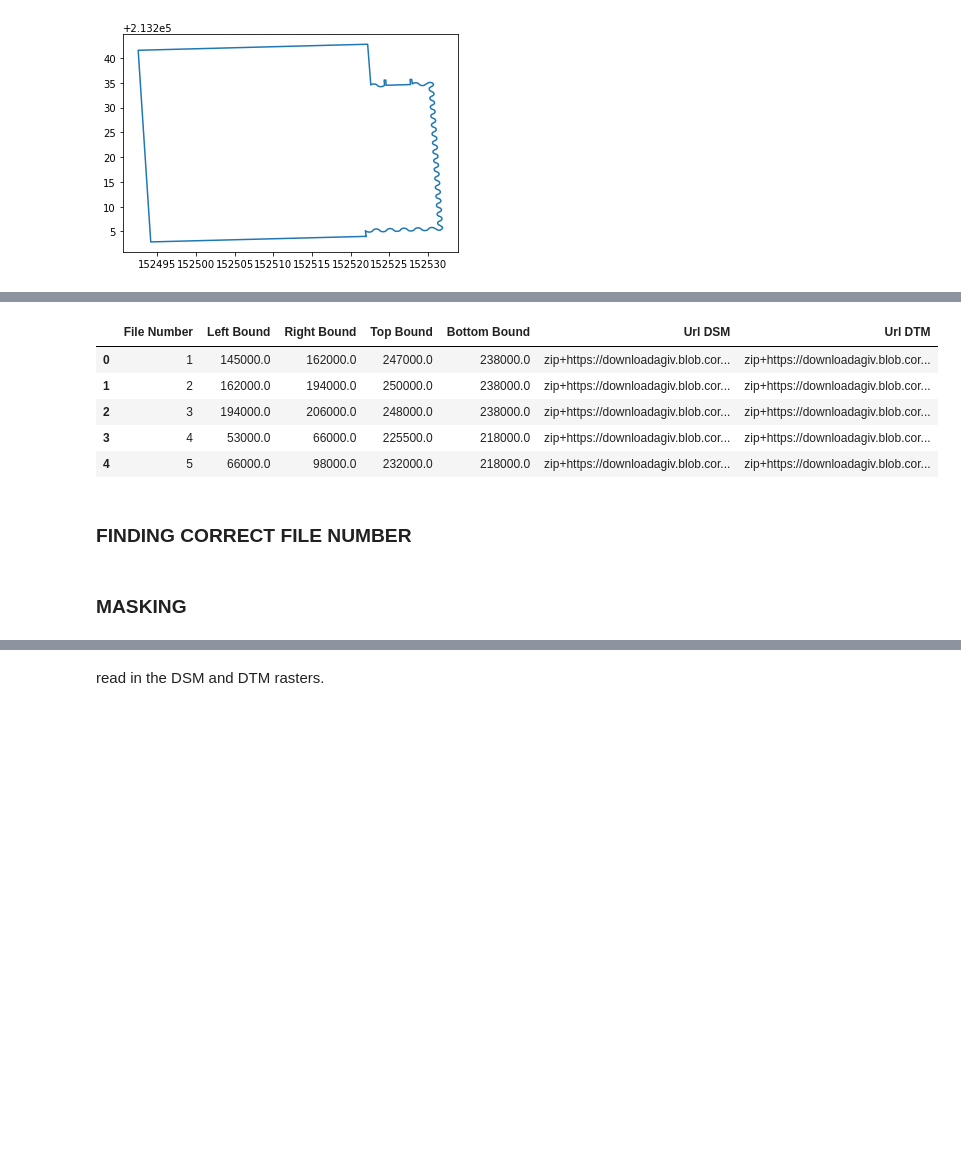
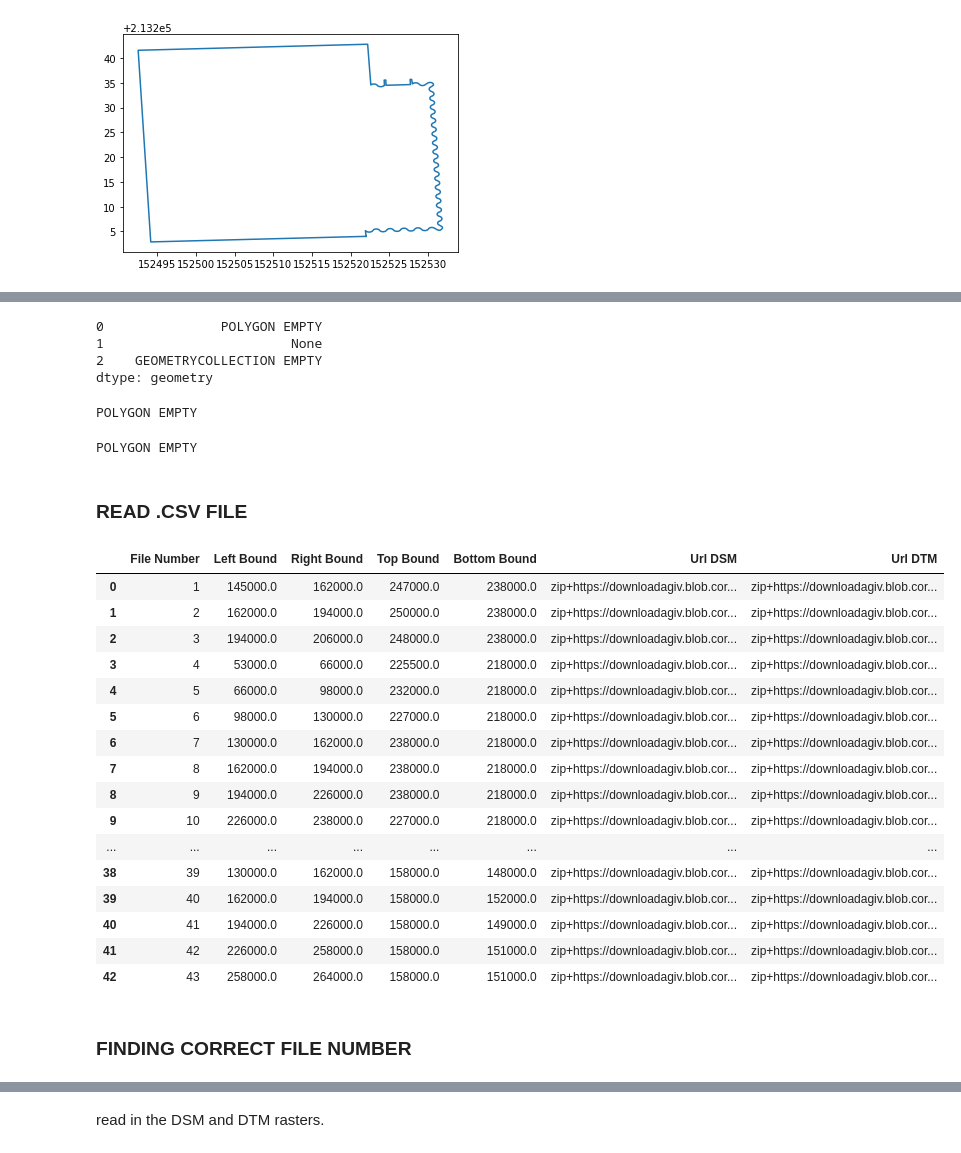
Before and after one commit to yusufakcakaya/3D-House-Project, a Jupyter notebook: 3D_HOUSE.ipynb, the cells around one changed output, grey strips where cells are left out. Drawn from its saved outputs; the diff is of its cells as text; code cells hidden in the pictures; blank space fills up the shorter version.

```diff
--- a/3D_HOUSE.ipynb
+++ b/3D_HOUSE.ipynb
@@ -179,12 +235,63 @@ plt.show()
+# %%
+from shapely.geometry import Polygon
+
+s = geopandas.GeoSeries([Polygon([(0, 0), (1, 1), (0, 1)]), None, Polygon([])])
+s
+# %% [output]
+0               POLYGON EMPTY
+1                        None
+2    GEOMETRYCOLLECTION EMPTY
+dtype: geometry
+# %%
+polygon_geo = Polygon(zip(x,y))
+polygon = geopandas.GeoDataFrame(index=[0], geometry=[polygon_geo])
+
+print(polygon_geometry)
+# %% [output]
+POLYGON EMPTY
+# %%
+import shapely.geometry as geo
+
+uu = [[154903.46516664326, 238441.10026341677],
+ [154900.6807826385, 238447.15248742327],
+ [154894.67809463292, 238444.41315941885],
+ [154896.5193746388, 238440.5250314176],
+ [154891.68059063703, 238438.12477541715],
+ [154890.47316662967, 238440.83760741726],
+ [154883.6819986254, 238437.6483594142],
+ [154888.88417463005, 238426.53219940886],
+ [154899.87745463848, 238431.69239141047],
+ [154901.75675064325, 238427.712615408],
+ [154907.2643346414, 238430.41623140872],
+ [154904.82683064044, 238435.2454154119],
+ [154906.65595064312, 238436.14640741423],
+ [154904.11771064252, 238441.41667941958],
+ [154903.46516664326, 238441.10026341677]]
+p = geo.Polygon(uu)
+
+print(p)
+# %% [output]
+POLYGON EMPTY
+# %% [markdown]
+### READ .CSV FILE
 # %%
 df = pd.read_csv('list_of_bounds.csv')
-df.head()
+df
 # %% [output]
 |  | File Number | Left Bound | Right Bound | Top Bound | Bottom Bound | Url DSM | Url DTM |
 | 0 | 1 | 145000.0 | 162000.0 | 247000.0 | 238000.0 | zip+https://downloadagiv.blob.cor... | zip+https://downloadagiv.blob.cor... |
 | 1 | 2 | 162000.0 | 194000.0 | 250000.0 | 238000.0 | zip+https://downloadagiv.blob.cor... | zip+https://downloadagiv.blob.cor... |
 | 2 | 3 | 194000.0 | 206000.0 | 248000.0 | 238000.0 | zip+https://downloadagiv.blob.cor... | zip+https://downloadagiv.blob.cor... |
 | 3 | 4 | 53000.0 | 66000.0 | 225500.0 | 218000.0 | zip+https://downloadagiv.blob.cor... | zip+https://downloadagiv.blob.cor... |
 | 4 | 5 | 66000.0 | 98000.0 | 232000.0 | 218000.0 | zip+https://downloadagiv.blob.cor... | zip+https://downloadagiv.blob.cor... |
+| 5 | 6 | 98000.0 | 130000.0 | 227000.0 | 218000.0 | zip+https://downloadagiv.blob.cor... | zip+https://downloadagiv.blob.cor... |
+| 6 | 7 | 130000.0 | 162000.0 | 238000.0 | 218000.0 | zip+https://downloadagiv.blob.cor... | zip+https://downloadagiv.blob.cor... |
+| 7 | 8 | 162000.0 | 194000.0 | 238000.0 | 218000.0 | zip+https://downloadagiv.blob.cor... | zip+https://downloadagiv.blob.cor... |
+| 8 | 9 | 194000.0 | 226000.0 | 238000.0 | 218000.0 | zip+https://downloadagiv.blob.cor... | zip+https://downloadagiv.blob.cor... |
+| 9 | 10 | 226000.0 | 238000.0 | 227000.0 | 218000.0 | zip+https://downloadagiv.blob.cor... | zip+https://downloadagiv.blob.cor... |
+| ... | ... | ... | ... | ... | ... | ... | ... |
+| 38 | 39 | 130000.0 | 162000.0 | 158000.0 | 148000.0 | zip+https://downloadagiv.blob.cor... | zip+https://downloadagiv.blob.cor... |
+| 39 | 40 | 162000.0 | 194000.0 | 158000.0 | 152000.0 | zip+https://downloadagiv.blob.cor... | zip+https://downloadagiv.blob.cor... |
+| 40 | 41 | 194000.0 | 226000.0 | 158000.0 | 149000.0 | zip+https://downloadagiv.blob.cor... | zip+https://downloadagiv.blob.cor... |
+| 41 | 42 | 226000.0 | 258000.0 | 158000.0 | 151000.0 | zip+https://downloadagiv.blob.cor... | zip+https://downloadagiv.blob.cor... |
+| 42 | 43 | 258000.0 | 264000.0 | 158000.0 | 151000.0 | zip+https://downloadagiv.blob.cor... | zip+https://downloadagiv.blob.cor... |
-# %% [markdown]
-### FINDING CORRECT FILE NUMBER
@@ -201,2 +298,2 @@ url_DTM = bound_file['Url DTM'].iloc[0]
-# %% [markdown]
-### MASKING
+# %% [markdown]
+### FINDING CORRECT FILE NUMBER
```
Also changed, not shown: parts of 33 cells of this notebook, 1 other file.
